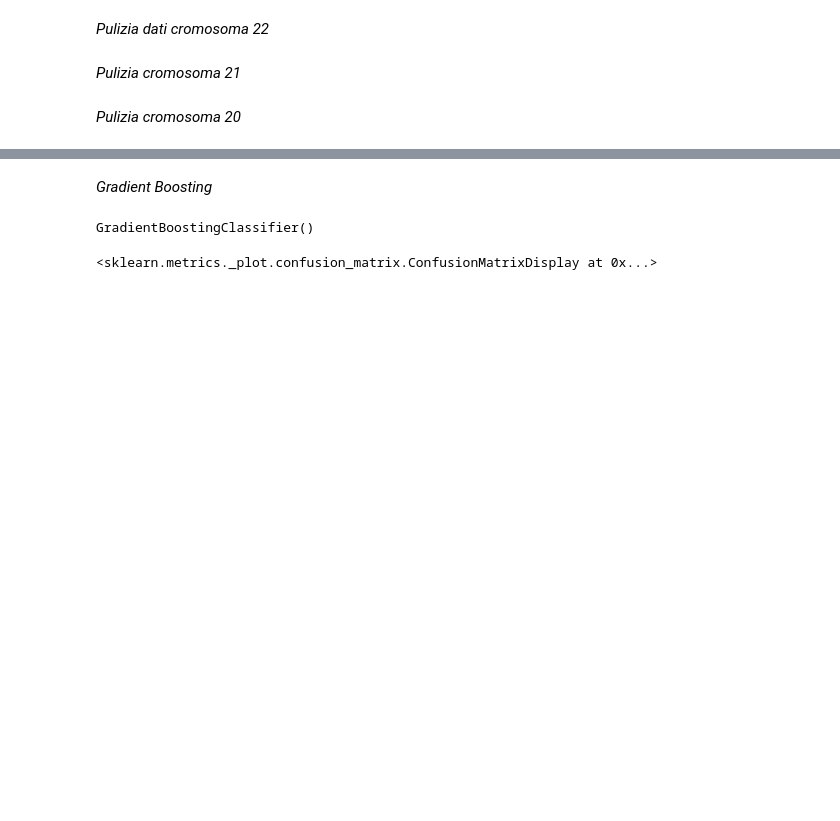
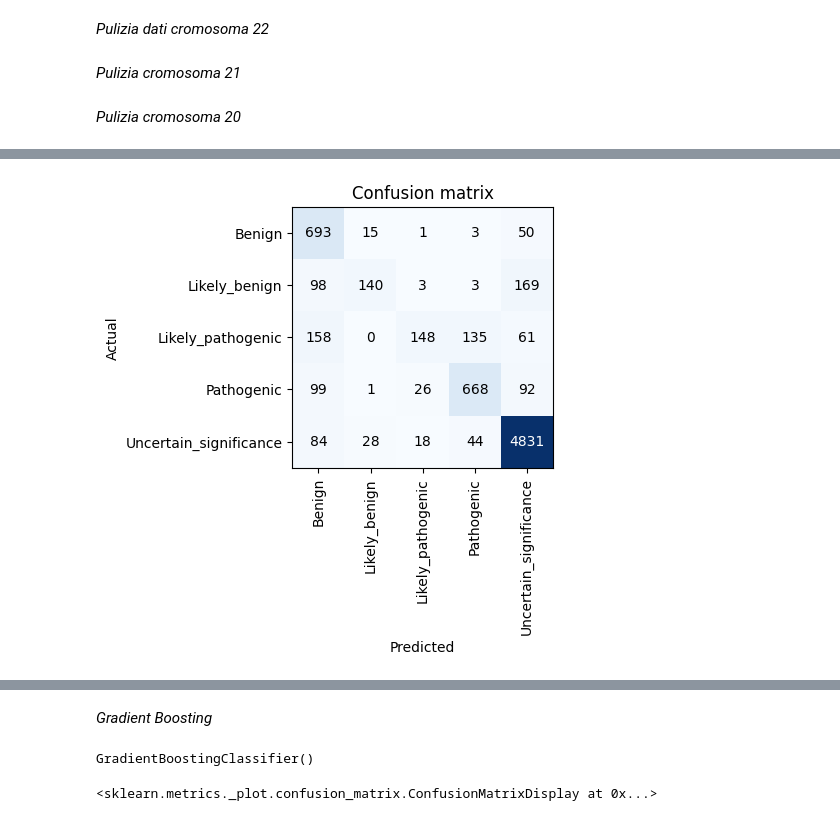
Before and after one commit to AndreaBaraldi99/ClinVarDNN, a Jupyter notebook: Dataset_union.ipynb, the cells around one changed output, grey strips where cells are left out. Saved outputs shown, nothing was run; the diff lists cells and outputs as text; code cells hidden in the pictures; blank space fills up the shorter version.

```diff
--- a/Dataset_union.ipynb
+++ b/Dataset_union.ipynb
@@ -251,0 +380,4 @@ interp.plot_confusion_matrix()
+# %%
+interp = ClassificationInterpretation.from_learner(learn_r)
+interp.plot_confusion_matrix()
+# %% [output]
@@ -251,0 +386 @@ interp.plot_confusion_matrix()
+[figure, added]
```
Also changed, not shown: parts of 37 cells of this notebook, 1 other file.
